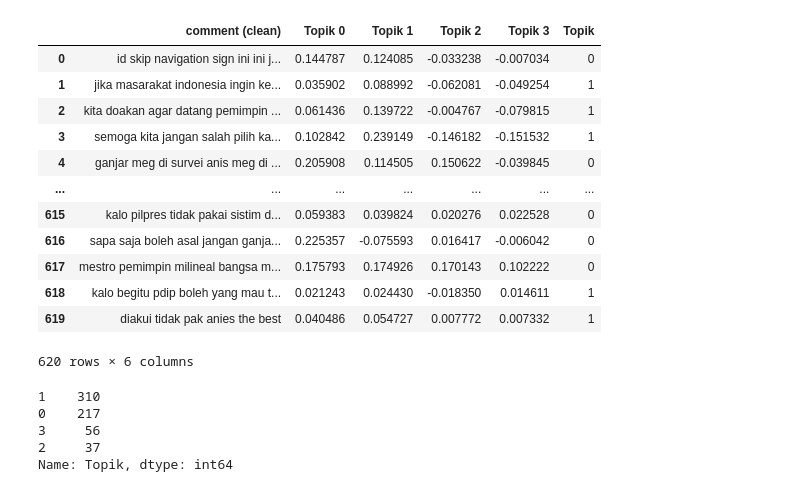
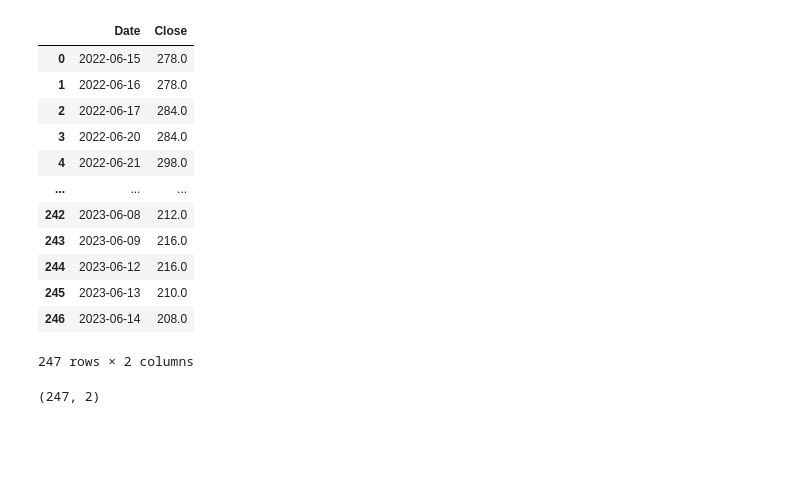
Before and after one commit to errjak/prosainsdata, a Jupyter notebook: _sources/notebooks10.ipynb, the cells around one changed output. Cells and saved outputs as stored; diff of their text form; code cells hidden in the pictures; blank space fills up the shorter version.

```diff
--- a/_sources/notebooks10.ipynb
+++ b/_sources/notebooks10.ipynb
@@ -71,31 +30,22 @@ Topic 3:  [('ridwan', 0.35821626868527273), ('kamil', 0.33859288840946716)]
-# %%
-# bobot setiap topik terhadap  dokumen
-df_lsa = pd.DataFrame(lsa_matrix, columns=[
-                      "Topik 0", "Topik 1", "Topik 2", "Topik 3"])
-df_lsa = pd.concat([df["comment (clean)"], df_lsa], axis=1)
-df_lsa['Topik'] = df_lsa[['Topik 0', 'Topik 1', 'Topik 2', 'Topik 3']].apply(
-    lambda x: x.argmax(), axis=1)
-
-df_lsa
-# %% [output]
-|  | comment (clean) | Topik 0 | Topik 1 | Topik 2 | Topik 3 | Topik |
-| 0 | id skip navigation sign ini ini j... | 0.144787 | 0.124085 | -0.033238 | -0.007034 | 0 |
-| 1 | jika masarakat indonesia ingin ke... | 0.035902 | 0.088992 | -0.062081 | -0.049254 | 1 |
-| 2 | kita doakan agar datang pemimpin ... | 0.061436 | 0.139722 | -0.004767 | -0.079815 | 1 |
-| 3 | semoga kita jangan salah pilih ka... | 0.102842 | 0.239149 | -0.146182 | -0.151532 | 1 |
-| 4 | ganjar meg di survei anis meg di ... | 0.205908 | 0.114505 | 0.150622 | -0.039845 | 0 |
-| ... | ... | ... | ... | ... | ... | ... |
-| 615 | kalo pilpres tidak pakai sistim d... | 0.059383 | 0.039824 | 0.020276 | 0.022528 | 0 |
-| 616 | sapa saja boleh asal jangan ganja... | 0.225357 | -0.075593 | 0.016417 | -0.006042 | 0 |
-| 617 | mestro pemimpin milineal bangsa m... | 0.175793 | 0.174926 | 0.170143 | 0.102222 | 0 |
-| 618 | kalo begitu pdip boleh yang mau t... | 0.021243 | 0.024430 | -0.018350 | 0.014611 | 1 |
-| 619 | diakui tidak pak anies the best | 0.040486 | 0.054727 | 0.007772 | 0.007332 | 1 |
-620 rows × 6 columns
-# %%
-df_lsa['Topik'].value_counts()
-# %% [output]
-1    310
-0    217
-3     56
-2     37
-Name: Topik, dtype: int64
+# %%
+# ambil kolom date dan close saja untuk memprediksi harga saham
+data = data[['Date', 'Close']]
+data
+# %% [output]
+|  | Date | Close |
+| 0 | 2022-06-15 | 278.0 |
+| 1 | 2022-06-16 | 278.0 |
+| 2 | 2022-06-17 | 284.0 |
+| 3 | 2022-06-20 | 284.0 |
+| 4 | 2022-06-21 | 298.0 |
+| ... | ... | ... |
+| 242 | 2023-06-08 | 212.0 |
+| 243 | 2023-06-09 | 216.0 |
+| 244 | 2023-06-12 | 216.0 |
+| 245 | 2023-06-13 | 210.0 |
+| 246 | 2023-06-14 | 208.0 |
+247 rows × 2 columns
+# %%
+data.shape
+# %% [output]
+(247, 2)
```
Also changed, not shown: parts of 24 cells of this notebook, 6 other files.
